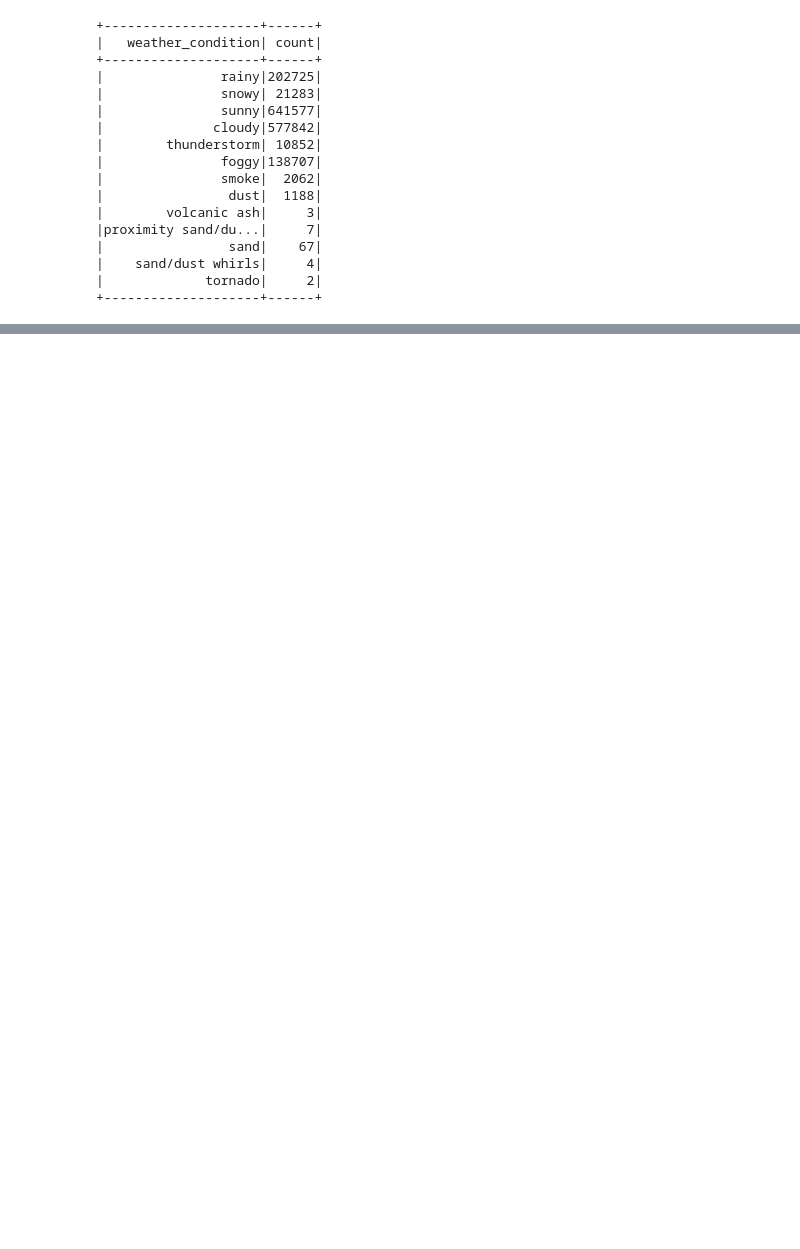
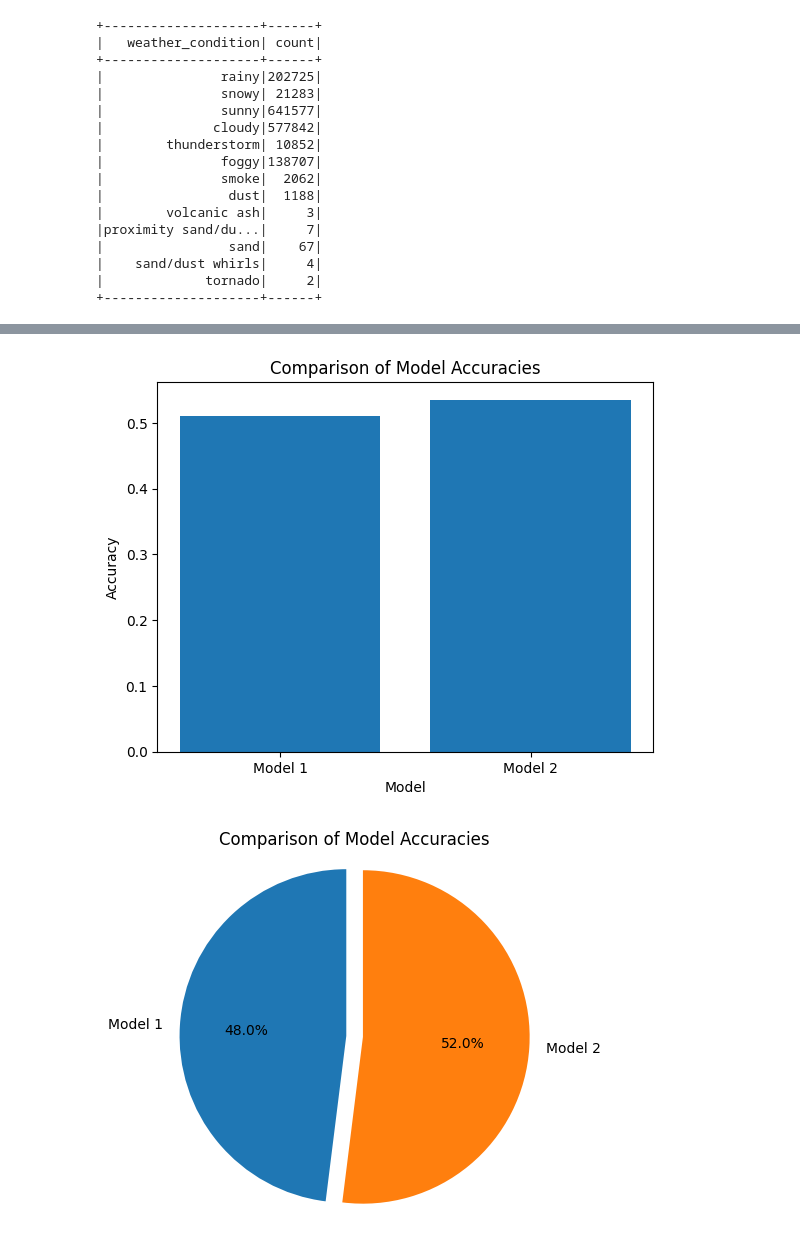
Before and after one commit to jaydhanani99/big-data-6111-43, a Jupyter notebook: bigdata_proj.ipynb, the cells around one changed output, grey strips where cells are left out. Cells and saved outputs as stored; diff of their text form; code cells hidden in the pictures; blank space fills up the shorter version.

```diff
--- a/bigdata_proj.ipynb
+++ b/bigdata_proj.ipynb
@@ -992,0 +1217,25 @@ plot_confusion_matrix(openweather_forecasts_predictions, normalize=True)
+# %%
+# Generate a bar plot to compare the accuracies
+import matplotlib.pyplot as plt
+
+models = ['Model 1', 'Model 2']
+accuracies = [0.5099377939614625, 0.5351995144894554]
+
+plt.bar(models, accuracies)
+plt.xlabel('Model')
+plt.ylabel('Accuracy')
+plt.title('Comparison of Model Accuracies')
+plt.show()
+
+# Generate a pie chart to compare the accuracies
+labels = ['Model 1', 'Model 2']
+sizes = [0.85, 0.92]
+explode = (0.1, 0, )
+
+plt.pie(sizes, explode=explode, labels=labels, autopct='%1.1f%%', startangle=90)
+plt.axis('equal')
+plt.title('Comparison of Model Accuracies')
+plt.show()
+# %% [output]
+[figure, added]
+[figure, added]
```
Also changed, not shown: parts of 149 cells of this notebook.
